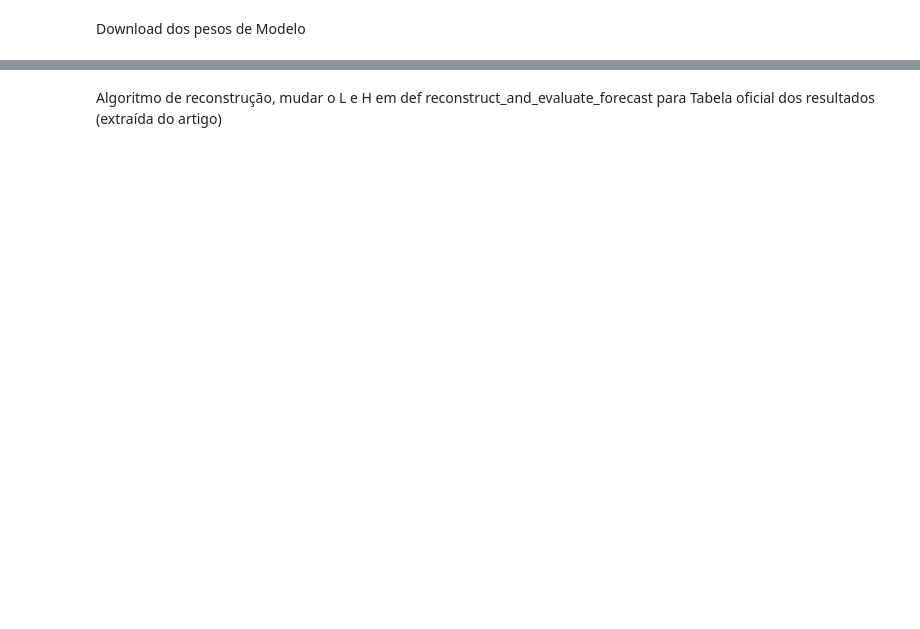
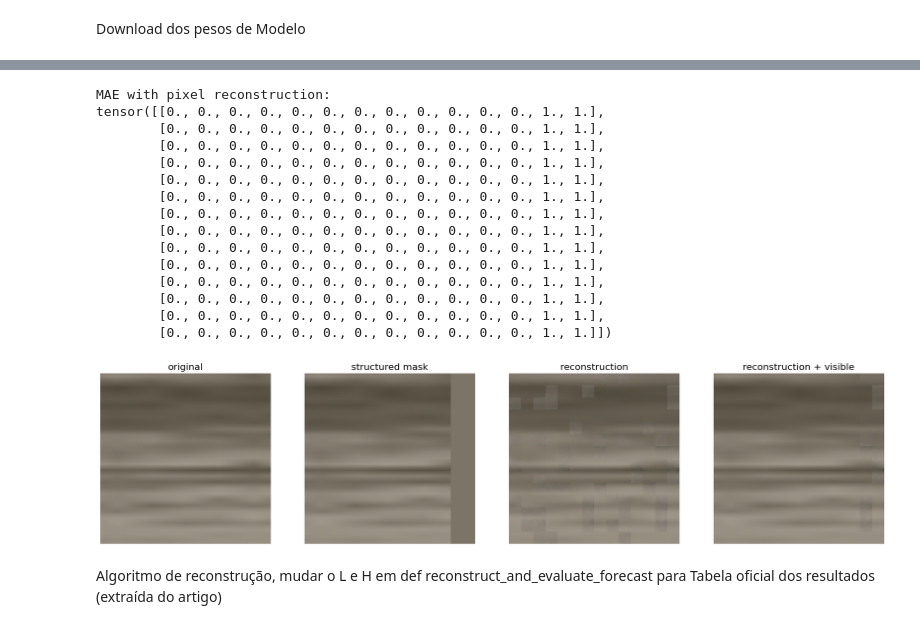
Before and after one commit to Lucas-Monteiro-Henriques/Implement_VISIONTS, a Jupyter notebook: MAE.ipynb, the cells around one changed output, grey strips where cells are left out. Drawn from its saved outputs; the diff is of its cells as text; code cells hidden in the pictures; blank space fills up the shorter version.

```diff
--- a/MAE.ipynb
+++ b/MAE.ipynb
@@ -182,7 +201,7 @@ def prepare_model(chkpt_dir, arch='mae_vit_large_patch16'):
     print(msg)
     return model
 
-def run_one_image_from_aligned_image(Igray_resized_3ch, model, L=300, H=100, c=0.4):
+def run_one_image_from_aligned_image(Igray_resized_3ch, model, L=96, H=96, c=0.4):
     """
     Igray_resized_3ch: imagem com 3 canais (já alinhada), shape (H, W, 3), valores já normalizados
     model: modelo MAE do repo da Meta (Vit-base etc)
@@ -207,11 +226,19 @@ def run_one_image_from_aligned_image(Igray_resized_3ch, model, L=300, H=100, c=0
     # Criar máscara: 0 = visível (esquerda), 1 = mascarado (direita)
     mask = torch.ones(num_patches, device=x.device)
     for row in range(N):
-        for col in range(n):  # colunas visíveis
-            idx = row * N + col
-            mask[idx] = 0
+        for col in range(N):
+            idx = col * N + row  # column-major
+            if row >= 14 - n :      # as primeiras colunas serão mascaradas
+                mask[idx] = 1  # mascarado
+            else:
+                mask[idx] = 0
     mask = mask.unsqueeze(0)  # [1, num_patches]
+   # 90º anti-horário
+    print(mask.view(N, N))
+    mask = mask.reshape(1, N * N)
 
+    # 3. Forward com máscara estruturada
+    # 3. Forward com máscara estruturada
     # 3. Forward com máscara estruturada
     with torch.no_grad():
         if False:
@@ -234,6 +261,8 @@ def run_one_image_from_aligned_image(Igray_resized_3ch, model, L=300, H=100, c=0
     im_masked = x_vis * (1 - mask_recon)
     im_paste = x_vis * (1 - mask_recon) + y * mask_recon
 
+
+
     # 4. Visualização
     plt.rcParams['figure.figsize'] = [24, 6]
     plt.subplot(1, 4, 1); show_image(x_vis[0], "original")
@@ -242,7 +271,7 @@ def run_one_image_from_aligned_image(Igray_resized_3ch, model, L=300, H=100, c=0
     plt.subplot(1, 4, 4); show_image(im_paste[0], "reconstruction + visible")
     plt.show()
 
-    return y[0]  # retorno da imagem reconstruída (H, W, 3)
+    return y[0], im_paste[0]  # retorno da imagem reconstruída (H, W, 3)
 # %% [markdown]
 Vizulização da imagem
 # %%
@@ -295,14 +346,31 @@ model.eval()
 # %%
 # make random mask reproducible (comment out to make it change)
 device = torch.device('cuda' if torch.cuda.is_available() else 'cpu')   # usa cuda ou cpu
 model = model.to(device)
 
 # Garante reprodutibilidade na máscara aleatória
 torch.manual_seed(2)
 
 Igray_resized_3ch_tensor = torch.from_numpy(Igray_resized_3ch).float().to(device)
 print('MAE with pixel reconstruction:')
-reconstructed_image = run_one_image_from_aligned_image(Igray_resized_3ch, model)
+reconstructed_image, imagem_correta = run_one_image_from_aligned_image(Igray_resized_3ch, model)
+# %% [output]
+MAE with pixel reconstruction:
+tensor([[0., 0., 0., 0., 0., 0., 0., 0., 0., 0., 0., 0., 1., 1.],
+        [0., 0., 0., 0., 0., 0., 0., 0., 0., 0., 0., 0., 1., 1.],
+        [0., 0., 0., 0., 0., 0., 0., 0., 0., 0., 0., 0., 1., 1.],
+        [0., 0., 0., 0., 0., 0., 0., 0., 0., 0., 0., 0., 1., 1.],
+        [0., 0., 0., 0., 0., 0., 0., 0., 0., 0., 0., 0., 1., 1.],
+        [0., 0., 0., 0., 0., 0., 0., 0., 0., 0., 0., 0., 1., 1.],
+        [0., 0., 0., 0., 0., 0., 0., 0., 0., 0., 0., 0., 1., 1.],
+        [0., 0., 0., 0., 0., 0., 0., 0., 0., 0., 0., 0., 1., 1.],
+        [0., 0., 0., 0., 0., 0., 0., 0., 0., 0., 0., 0., 1., 1.],
+        [0., 0., 0., 0., 0., 0., 0., 0., 0., 0., 0., 0., 1., 1.],
+        [0., 0., 0., 0., 0., 0., 0., 0., 0., 0., 0., 0., 1., 1.],
+        [0., 0., 0., 0., 0., 0., 0., 0., 0., 0., 0., 0., 1., 1.],
+        [0., 0., 0., 0., 0., 0., 0., 0., 0., 0., 0., 0., 1., 1.],
+        [0., 0., 0., 0., 0., 0., 0., 0., 0., 0., 0., 0., 1., 1.]])
+[figure, added]
 # %% [markdown]
 Algoritmo de reconstrução, mudar o L e H  em def reconstruct_and_evaluate_forecast para
 Tabela oficial dos resultados (extraída do artigo)
```
Also changed, not shown: parts of 17 cells of this notebook.
